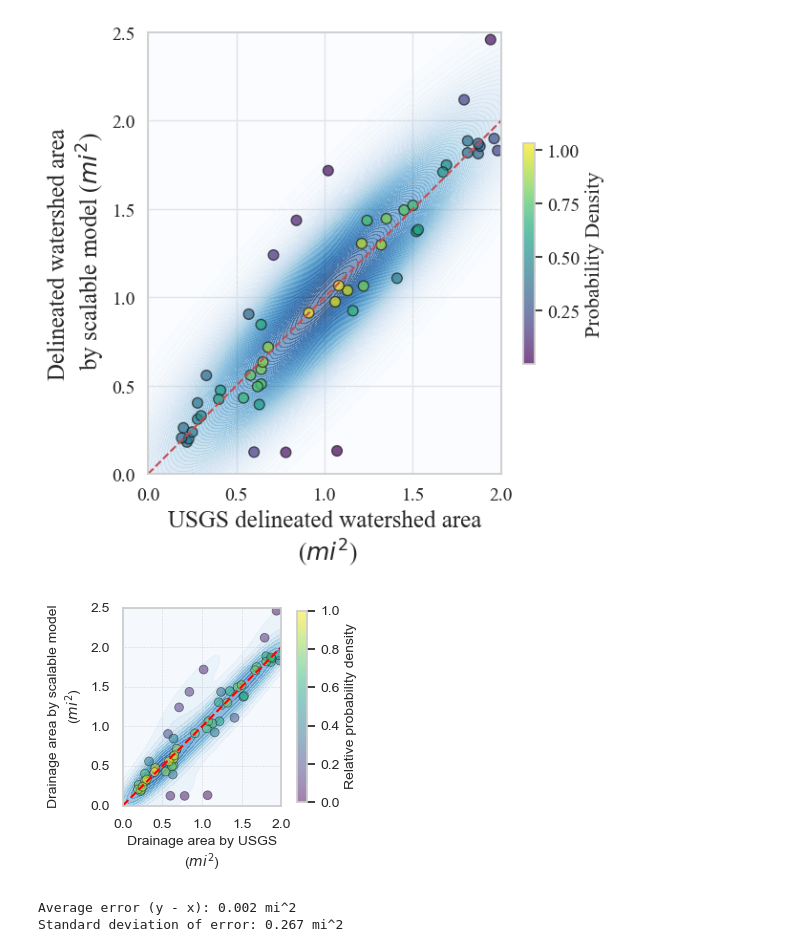
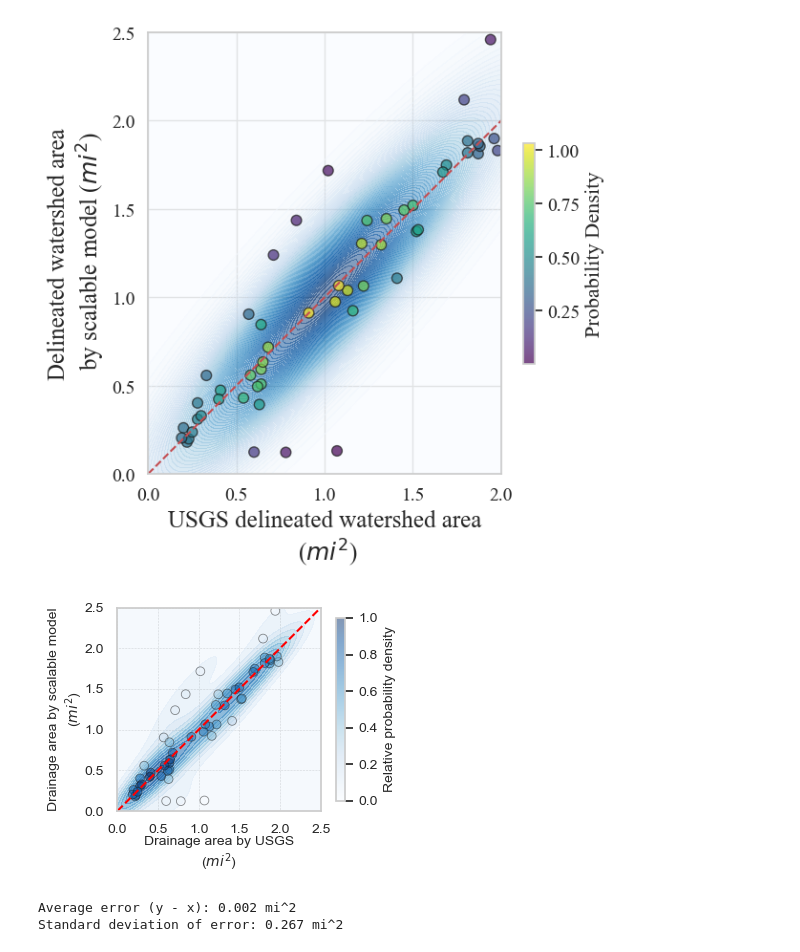
Before and after one commit to omidemam/flood_risk_dynamics, a Jupyter notebook: 4. Validation/watershed delineation validation.ipynb, the cells around one changed output. Cells and saved outputs as stored; diff of their text form; code cells hidden in the pictures.

```diff
--- a/4. Validation/watershed delineation validation.ipynb
+++ b/4. Validation/watershed delineation validation.ipynb
@@ -1169,7 +1169,7 @@ valid = np.isfinite(x) & np.isfinite(y)
 x, y = x[valid], y[valid]
 
 # Limits (edit if you like)
-x_min, x_max = 0.0, 2.0
+x_min, x_max = 0.0, 2.5
 y_min, y_max = 0.0, 2.5
 
 # ------------------------
@@ -1202,38 +1202,38 @@ cs = ax.contourf(xx, yy, zz, levels=10, cmap='Blues', alpha=0.55)
 # Optional contour lines for definition
 #ax.contour(xx, yy, zz, levels=, colors='white', linewidths=0.4, alpha=0.7)
 
 # --- Scatter on top, colored by the SAME KDE density ---
 sc = ax.scatter(
     x, y,
-    c=dens_norm, cmap='viridis',
+    c=dens_norm, cmap='Blues',
     s=40, edgecolor='k', linewidths=0.6, alpha=0.5
 )
 
 # Colorbar (for the scatter; consistent with KDE)
 cbar = fig.colorbar(sc, ax=ax, fraction=0.03, pad=0.05)
 cbar.set_label('Relative probability density', fontsize=10)
 cbar.ax.tick_params(labelsize=10)
 
 # 1:1 reference line
 lim = max(x_max, y_max)
 ax.plot([0, lim], [0, lim], linestyle='--', linewidth=1.5, color='red')
 
 # Labels, limits, ticks, grid
-ax.set_xlabel('Drainage area by USGS\n($mi^2$)')
-ax.set_ylabel('Drainage area by scalable model\n($mi^2$)')
+ax.set_xlabel('Drainage area by USGS\n($mi^2$)',labelpad=0)
+ax.set_ylabel('Drainage area by scalable model\n($mi^2$)',labelpad=0)
 ax.set_xlim(x_min, x_max)
 ax.set_ylim(y_min, y_max)
 ax.set_aspect('equal', adjustable='box')
-ax.set_xticks(np.linspace(x_min, x_max, 5))
+ax.set_xticks(np.linspace(x_min, x_max, 6))
 ax.set_yticks(np.linspace(y_min, y_max, 6))
 ax.grid(True, color='dimgray', alpha=1, linewidth=0.4, linestyle=':')
 
 plt.tight_layout()
 plt.savefig(r'D:\culvert repo\Results\Figures\watershedvalidationresults_kde_scatter.png',
             dpi=300, bbox_inches='tight')
 plt.show()
 # %% [output]
-[figure, old version]
+[figure, new version]
 # %%
 # Error = scalable model - USGS
 errors = y - x
```
